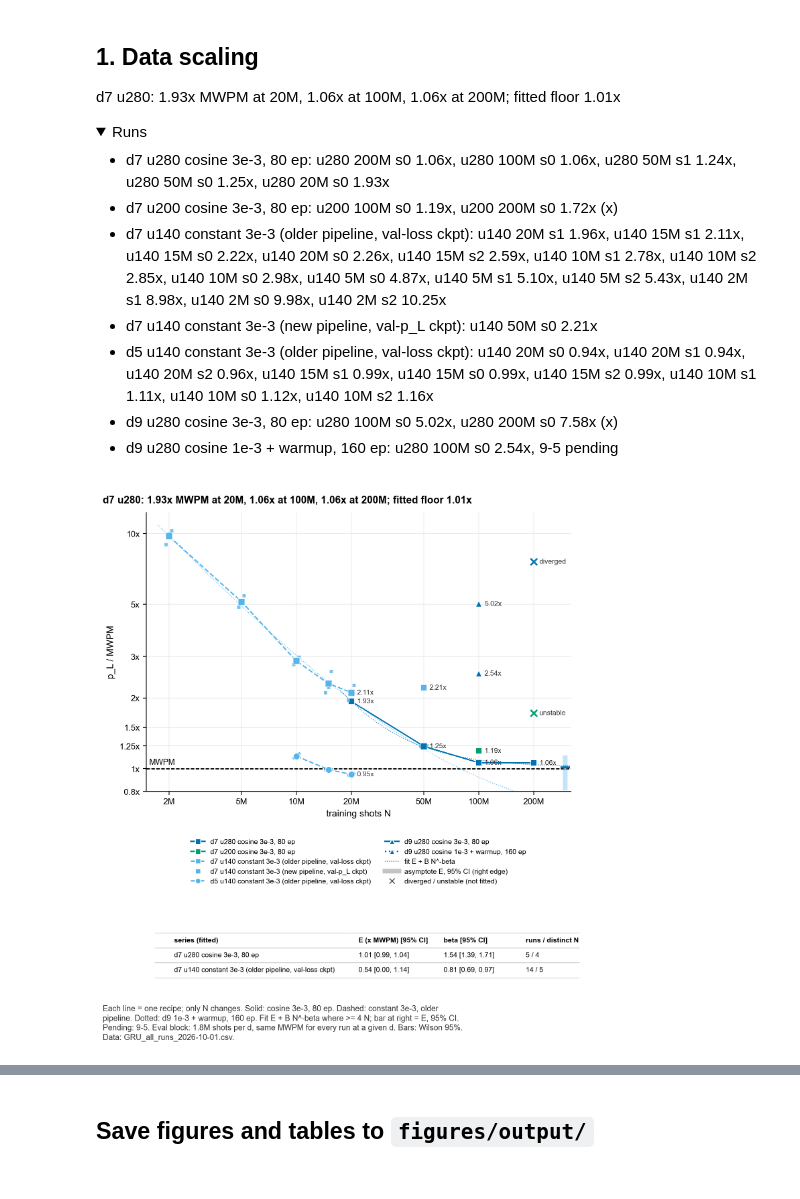
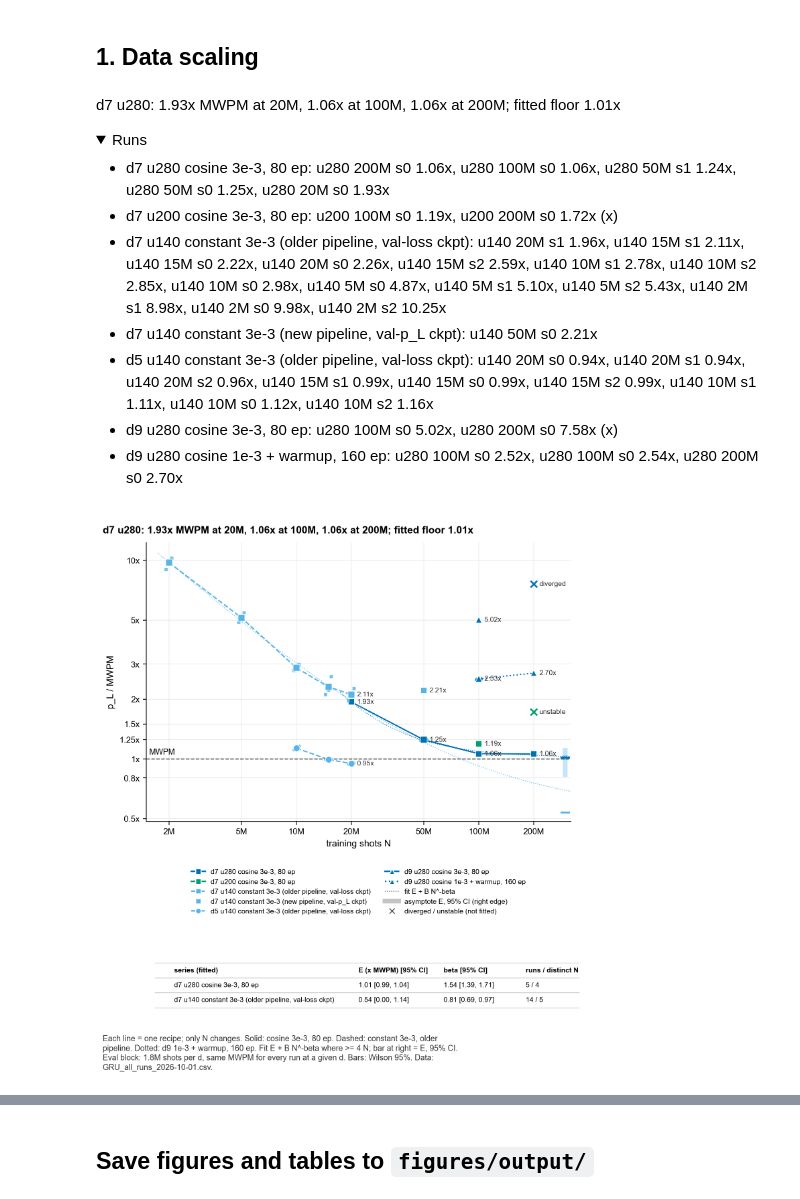
Before and after one commit to karriechey/FNAL-AI4QC-GRU, a Jupyter notebook: notebooks/scaling_laws.ipynb, the cells around one changed output, grey strips where cells are left out. Saved outputs shown, nothing was run; the diff lists cells and outputs as text; code cells hidden in the pictures; folded sections open.

```diff
--- a/notebooks/scaling_laws.ipynb
+++ b/notebooks/scaling_laws.ipynb
@@ -27,26 +29,26 @@ pd.set_option("display.max_colwidth", 120)
 data = sf.load_all()
 # %% [markdown]
 ## 1. Data scaling
-
-d7 u280: 1.93x MWPM at 20M, 1.06x at 100M, 1.06x at 200M; fitted floor 1.01x
-
-<details><summary>Runs</summary>
-
-- d7 u280 cosine 3e-3, 80 ep: u280 200M s0 1.06x, u280 100M s0 1.06x, u280 50M s1 1.24x, u280 50M s0 1.25x, u280 20M s0 1.93x
-- d7 u200 cosine 3e-3, 80 ep: u200 100M s0 1.19x, u200 200M s0 1.72x (x)
-- d7 u140 constant 3e-3 (older pipeline, val-loss ckpt): u140 20M s1 1.96x, u140 15M s1 2.11x, u140 15M s0 2.22x, u140 20M s0 2.26x, u140 15M s2 2.59x, u140 10M s1 2.78x, u140 10M s2 2.85x, u140 10M s0 2.98x, u140 5M s0 4.87x, u140 5M s1 5.10x, u140 5M s2 5.43x, u140 2M s1 8.98x, u140 2M s0 9.98x, u140 2M s2 10.25x
-- d7 u140 constant 3e-3 (new pipeline, val-p_L ckpt): u140 50M s0 2.21x
-- d5 u140 constant 3e-3 (older pipeline, val-loss ckpt): u140 20M s0 0.94x, u140 20M s1 0.94x, u140 20M s2 0.96x, u140 15M s1 0.99x, u140 15M s0 0.99x, u140 15M s2 0.99x, u140 10M s1 1.11x, u140 10M s0 1.12x, u140 10M s2 1.16x
-- d9 u280 cosine 3e-3, 80 ep: u280 100M s0 5.02x, u280 200M s0 7.58x (x)
-- d9 u280 cosine 1e-3 + warmup, 160 ep: u280 100M s0 2.54x, 9-5 pending
-
-</details>
 # %%
 r = sf.fig1_data_scaling(data)
+display(Markdown(sf.summary_md(r)))
 display(r.fig)
 plt.close(r.fig)
 # %% [output]
+d7 u280: 1.93x MWPM at 20M, 1.06x at 100M, 1.06x at 200M; fitted floor 1.01x
+
+<details><summary>Runs</summary>
+
+- d7 u280 cosine 3e-3, 80 ep: u280 200M s0 1.06x, u280 100M s0 1.06x, u280 50M s1 1.24x, u280 50M s0 1.25x, u280 20M s0 1.93x
+- d7 u200 cosine 3e-3, 80 ep: u200 100M s0 1.19x, u200 200M s0 1.72x (x)
+- d7 u140 constant 3e-3 (older pipeline, val-loss ckpt): u140 20M s1 1.96x, u140 15M s1 2.11x, u140 15M s0 2.22x, u140 20M s0 2.26x, u140 15M s2 2.59x, u140 10M s1 2.78x, u140 10M s2 2.85x, u140 10M s0 2.98x, u140 5M s0 4.87x, u140 5M s1 5.10x, u140 5M s2 5.43x, u140 2M s1 8.98x, u140 2M s0 9.98x, u140 2M s2 10.25x
+- d7 u140 constant 3e-3 (new pipeline, val-p_L ckpt): u140 50M s0 2.21x
+- d5 u140 constant 3e-3 (older pipeline, val-loss ckpt): u140 20M s0 0.94x, u140 20M s1 0.94x, u140 20M s2 0.96x, u140 15M s1 0.99x, u140 15M s0 0.99x, u140 15M s2 0.99x, u140 10M s1 1.11x, u140 10M s0 1.12x, u140 10M s2 1.16x
+- d9 u280 cosine 3e-3, 80 ep: u280 100M s0 5.02x, u280 200M s0 7.58x (x)
+- d9 u280 cosine 1e-3 + warmup, 160 ep: u280 100M s0 2.52x, u280 100M s0 2.54x, u280 200M s0 2.70x
+
+</details>
-[figure, old version]
+[figure, new version]
 # %%
 display(r.fit_table()[['series', 'E_over_MWPM', 'E_over_MWPM_lo', 'E_over_MWPM_hi', 'beta', 'beta_lo', 'beta_hi']])
 # %% [output]
```
Also changed, not shown: parts of 12 cells of this notebook, 24 other files.
